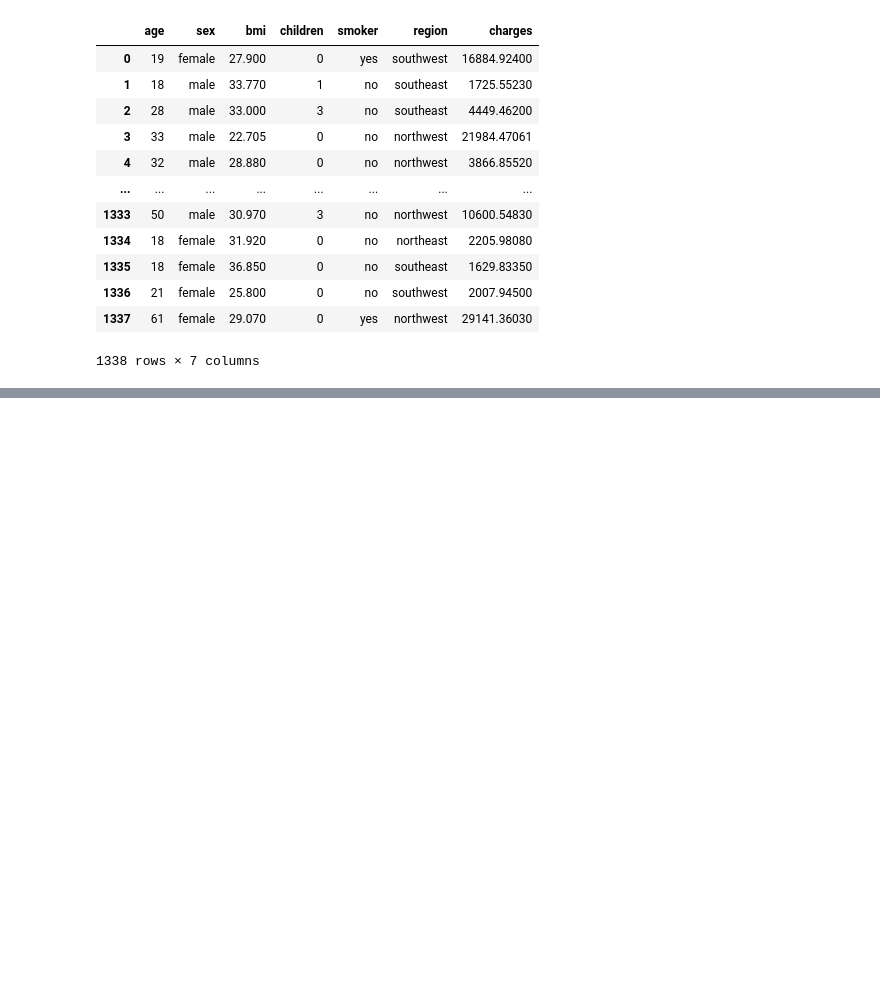
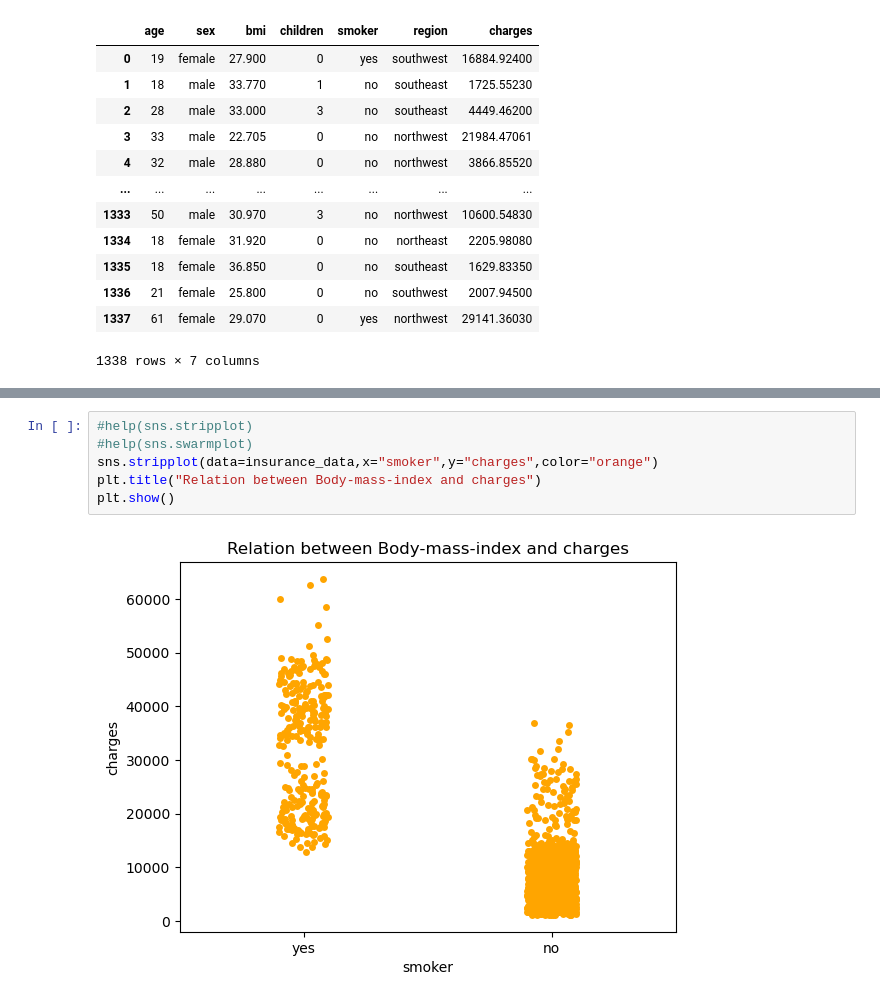
Before and after one commit to jci02/Data-Visualization, a Jupyter notebook: Scatter plots.ipynb, the cells around one changed output, grey strips where cells are left out. Drawn from its saved outputs; the diff is of its cells as text; blank space fills up the shorter version.

```diff
--- a/Scatter plots.ipynb
+++ b/Scatter plots.ipynb
@@ -21,0 +43,8 @@ insurance_data
+# %%
+#help(sns.stripplot)
+#help(sns.swarmplot)
+sns.stripplot(data=insurance_data,x="smoker",y="charges",color="orange")
+plt.title("Relation between Body-mass-index and charges")
+plt.show()
+# %% [output]
+[figure, added]
```
Also changed, not shown: parts of 2 cells of this notebook.
